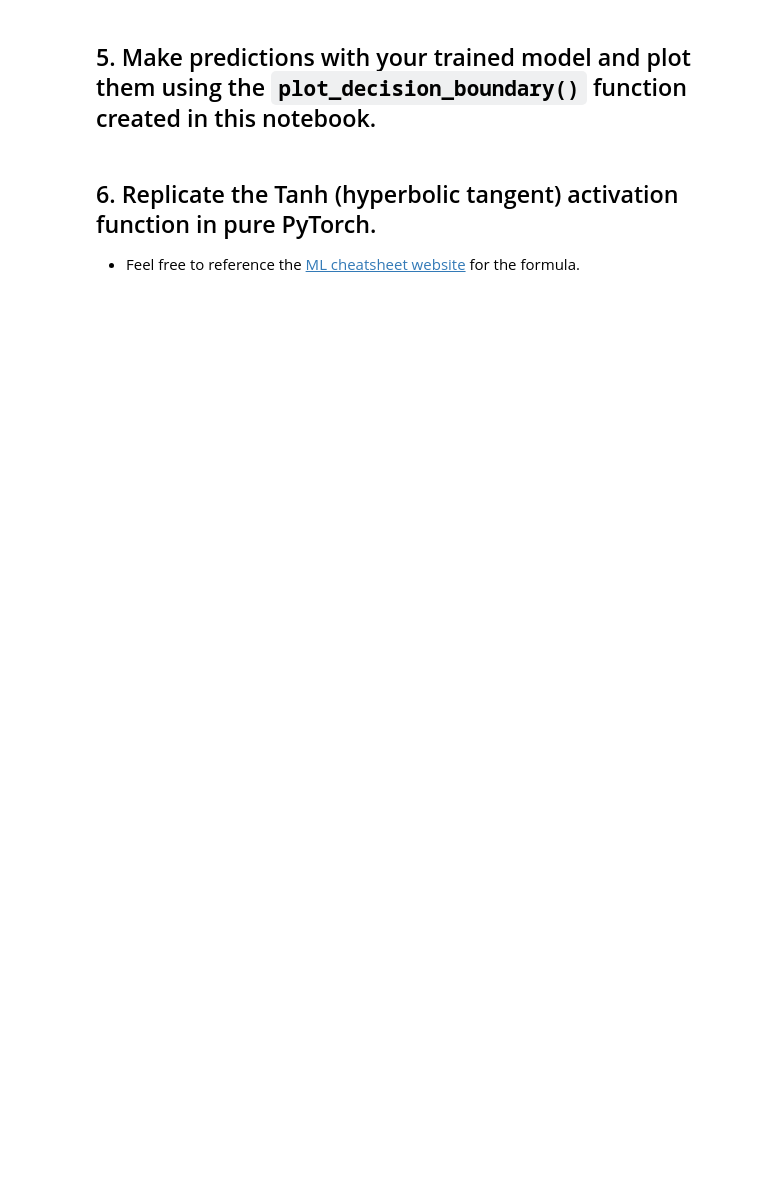
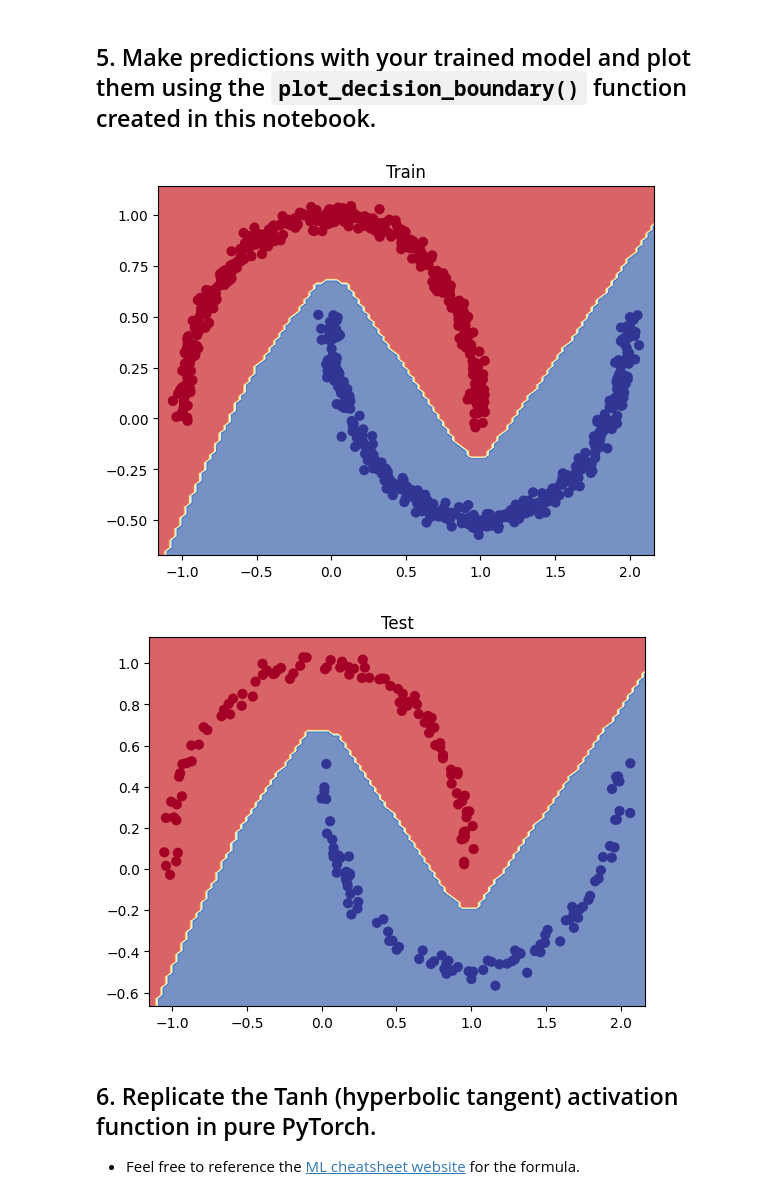
Before and after one commit to IveenNet/ColabPython, a Jupyter notebook: NeuralNetworksClassification.ipynb, the cells around one changed output. Drawn from its saved outputs; the diff is of its cells as text; code cells hidden in the pictures; blank space fills up the shorter version.

Commit message:
Entrenamiento final de modelos biclase y multiclase

```diff
--- a/NeuralNetworksClassification.ipynb
+++ b/NeuralNetworksClassification.ipynb
@@ -84,8 +88,12 @@ plt.scatter(x=X[:, 0],
 # %%
 # Turn data into tensors of dtype float
 # Turn data into tensors
-X = torch.from_numpy(X).type(torch.float)
-y = torch.from_numpy(y).type(torch.float)
+# Convertir X e y a tensores
+X = torch.from_numpy(X).type(torch.float32)
+y = torch.from_numpy(y).type(torch.float32).unsqueeze(1)
+
+print(X.shape)
+print(y.shape)
 
 X[:5], y[:5]
 # %% [output]
@@ -125,0 +179,17 @@ class MoonModelV0(nn.Module):
+# %%
+# Enviamos los datos de test al mismo dispositivo del modelo
+X_test = X_test.to(_device)
+y_test = y_test.to(_device)
+
+# Hacer predicciones sin entrenar
+with torch.inference_mode():
+    logits = model_0(X_test)               # Logits sin aplicar sigmoid
+    probs = torch.sigmoid(logits)          # Convertir logits en probabilidades
+    preds = (probs > 0.5).int()            # Umbral para obtener clase (0 o 1)
+
+# Mostrar info
+print(f"Total predicciones: {len(preds)}, Forma: {preds.shape}")
+print(f"Total muestras de test: {len(X_test)}, Forma: {X_test.shape}")
+print(f"\nPrimeras 10 probabilidades:\n{probs[:10].cpu().numpy().flatten()}")
+print(f"\nPrimeras 10 predicciones:\n{preds[:10].cpu().numpy().flatten()}")
+print(f"Primeras 10 etiquetas reales:\n{y_test[:10].cpu().numpy().flatten()}")
@@ -127,8 +209,17 @@ class MoonModelV0(nn.Module):
 ## 3. Setup a binary classification compatible loss function and optimizer to use when training the model built in 2.
 # %%
 # Setup loss function
+loss_fn = nn.BCEWithLogitsLoss() #Porque tenemos solo una salida
 
 # Setup optimizer to optimize model's parameters
+optimizer = torch.optim.Adam(params=model_0.parameters(),
+                            lr=0.1)
+# %%
+# Calculate accuracy - out of 100 examples, what percentage doew our model get right?
+def accuracy_fn(y_true, y_pred):
+  correct = torch.eq(y_true, y_pred).sum().item()
+  acc = (correct/len(y_pred))*100
+  return acc
 # %% [markdown]
 ## 4. Create a training and testing loop to fit the model you created in 2 to the data you created in 1.
   * Do a forward pass of the model to see what's coming out in the form of logits, prediction probabilities and labels.
@@ -251,3 +373,17 @@ def plot_decision_boundary(model, X, y):
+# %%
+# Plot decision boundaries for training and test sets
+# Visualizar con los datos de entrenamiento
+plot_decision_boundary(model=model_0, X=X_train, y=y_train)
+plt.title("Train")
+plt.show()
+
+# Visualizar con los datos de test
+plot_decision_boundary(model=model_0, X=X_test, y=y_test)
+plt.title("Test")
+plt.show()
+# %% [output]
+[figure, added]
+[figure, added]
 # %% [markdown]
 ## 6. Replicate the Tanh (hyperbolic tangent) activation function in pure PyTorch.
   * Feel free to reference the [ML cheatsheet website](https://ml-cheatsheet.readthedocs.io/en/latest/activation_functions.html#tanh) for the formula.
```
Also changed, not shown: parts of 35 cells of this notebook.
